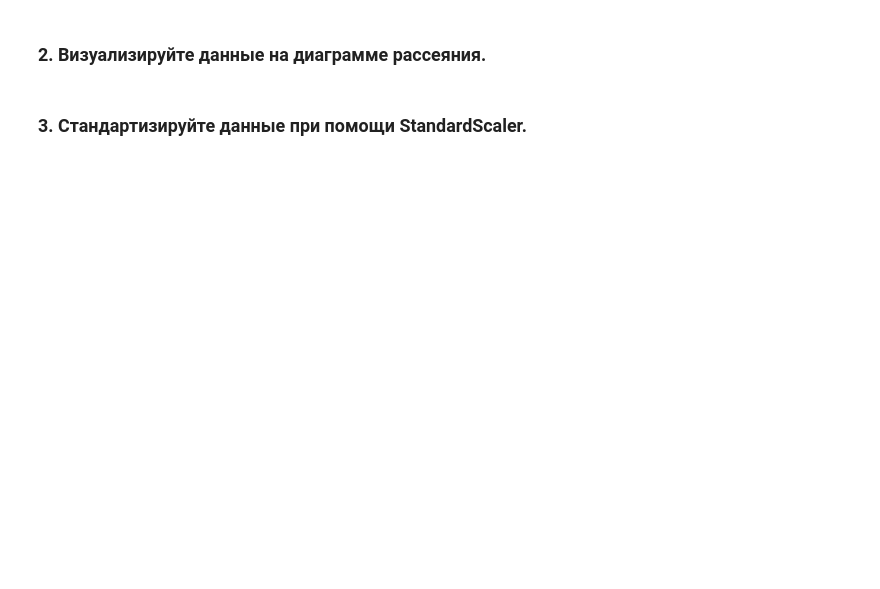
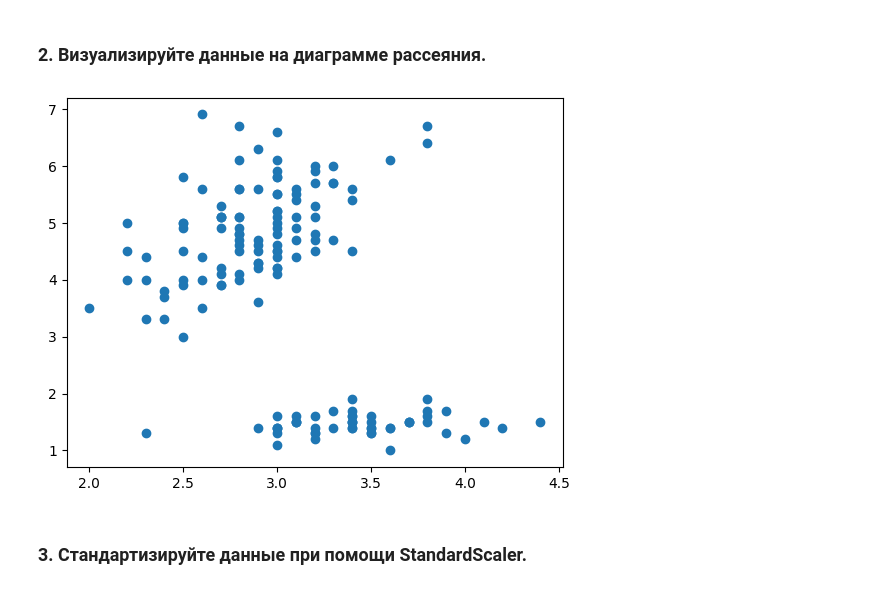
Before and after one commit to consciousnss/fa-machine-learning, a Jupyter notebook: clastering_13.ipynb, the cells around one changed output. Drawn from its saved outputs; the diff is of its cells as text; code cells hidden in the pictures; blank space fills up the shorter version.

```diff
--- a/clastering_13.ipynb
+++ b/clastering_13.ipynb
@@ -193,3 +233,10 @@ array([[-6.73474199, -8.29170239],
 # Метод DBSCAN.
 # %% [markdown]
 ### 1. Загрузите встроенный датасет iris. В качестве рассматриваемых данных, возьмите второй и третий столбцы датасета. Выведите данные в виде датафрейма c названиями колонок.
+# %%
+iris = datasets.load_iris()
+X = iris.data[:, 1:3]
+
+df = pd.DataFrame(X, columns=iris.feature_names[1:3])
+
+df.head()
@@ -196,4 +250,9 @@ array([[-6.73474199, -8.29170239],
 # %% [markdown]
 ### 2. Визуализируйте данные на диаграмме рассеяния.
+# %%
+plt.scatter(df["sepal width (cm)"], df["petal length (cm)"])
+plt.show()
+# %% [output]
+[figure, added]
 # %% [markdown]
 ### 3. Стандартизируйте данные при помощи StandardScaler.
```
Also changed, not shown: parts of 14 cells of this notebook.
